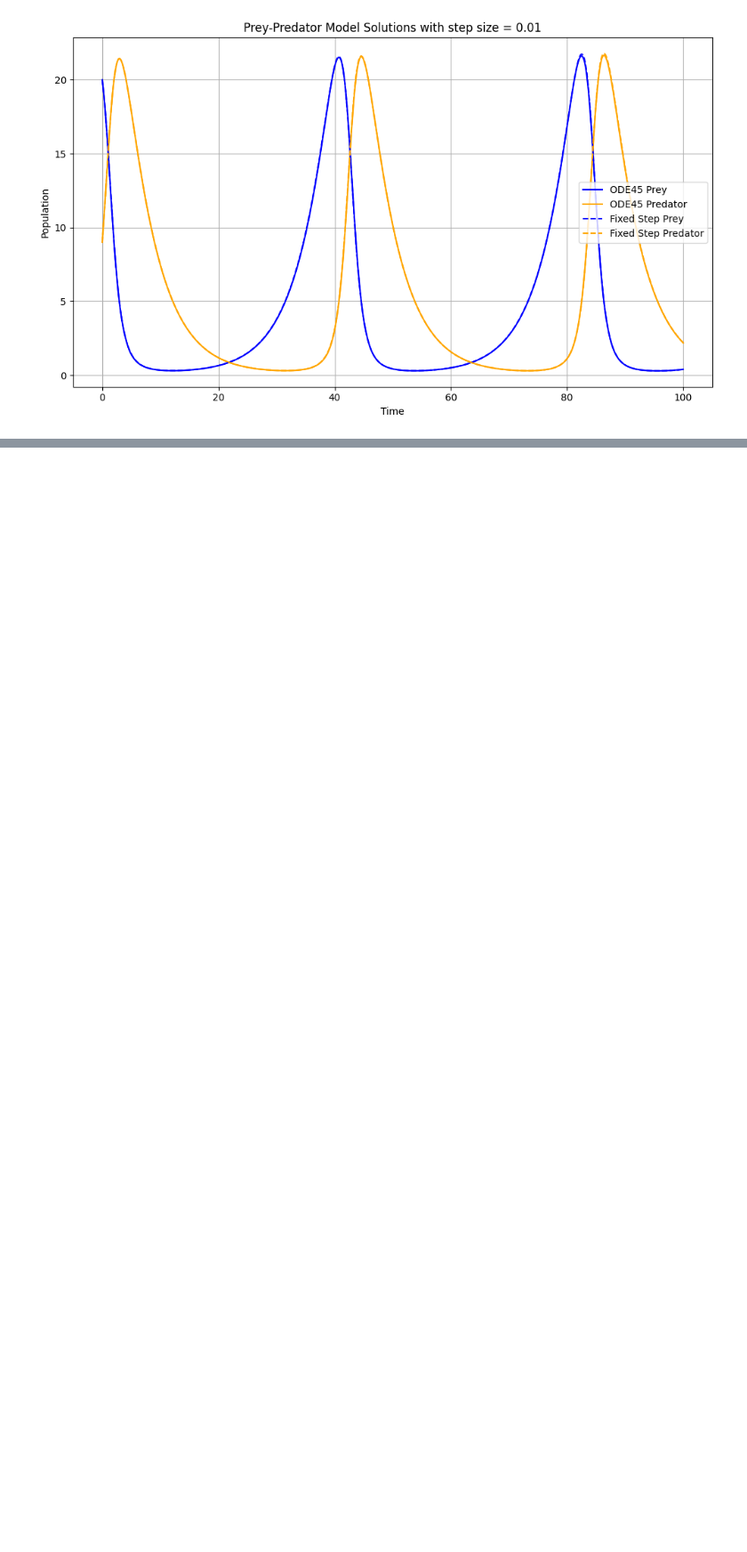
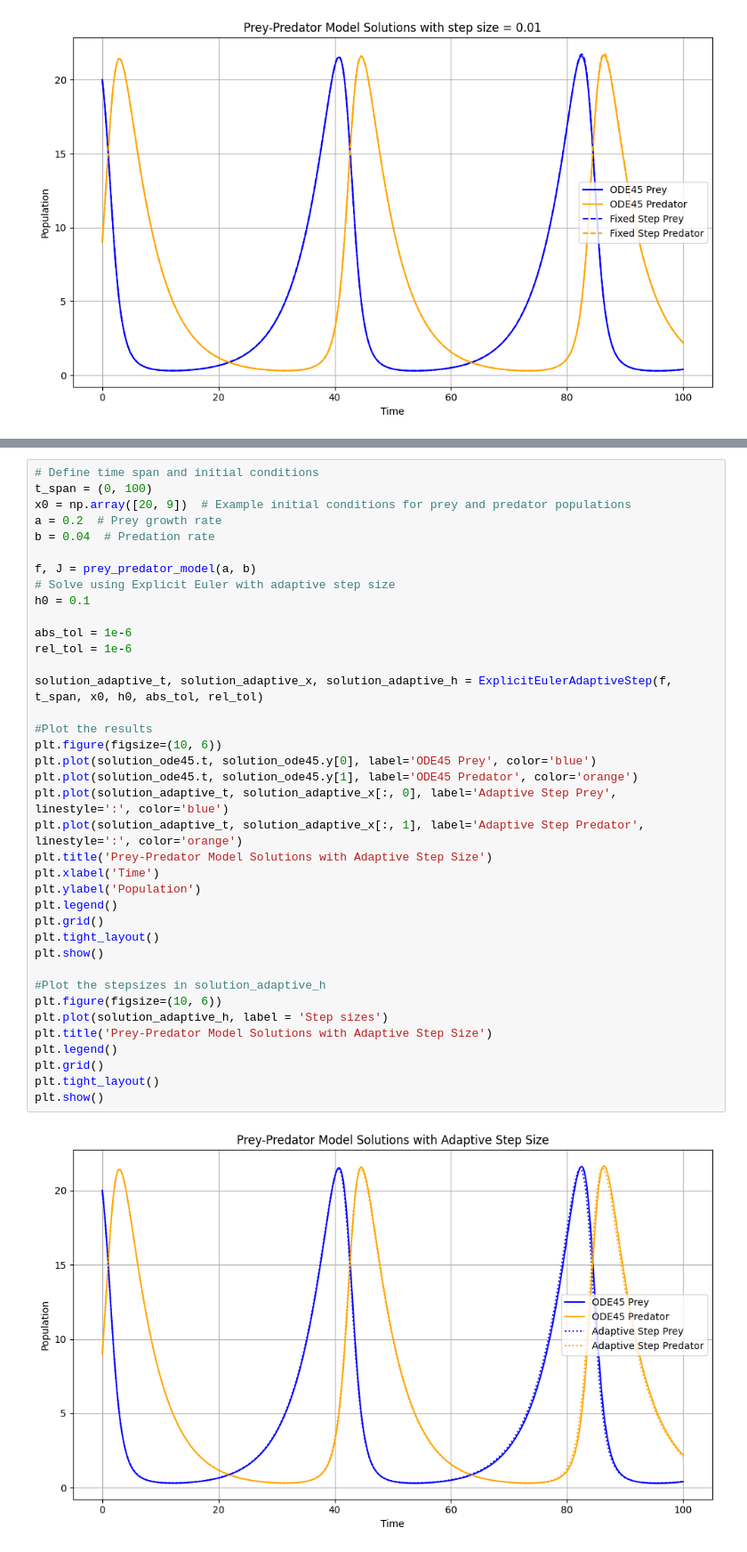
Before and after one commit to EuanCortes/02686-Project, a Jupyter notebook: 02_ExplicitODESolver.ipynb, the cells around one changed output, grey strips where cells are left out. Shown at 89% size. Saved outputs shown, nothing was run; the diff lists cells and outputs as text; blank space fills up the shorter version.

Commit message:
explicit ode solver

```diff
--- a/02_ExplicitODESolver.ipynb
+++ b/02_ExplicitODESolver.ipynb
@@ -129,0 +175,40 @@ plt.plot(solution_adaptive.t, solution_adaptive.y[1], label='Adaptive Step Preda
+# %%
+# Define time span and initial conditions
+t_span = (0, 100)
+x0 = np.array([20, 9])  # Example initial conditions for prey and predator populations
+a = 0.2  # Prey growth rate
+b = 0.04  # Predation rate
+
+f, J = prey_predator_model(a, b)
+# Solve using Explicit Euler with adaptive step size
+h0 = 0.1
+
+abs_tol = 1e-6
+rel_tol = 1e-6
+
+solution_adaptive_t, solution_adaptive_x, solution_adaptive_h = ExplicitEulerAdaptiveStep(f, t_span, x0, h0, abs_tol, rel_tol)
+
+#Plot the results
+plt.figure(figsize=(10, 6))
+plt.plot(solution_ode45.t, solution_ode45.y[0], label='ODE45 Prey', color='blue')
+plt.plot(solution_ode45.t, solution_ode45.y[1], label='ODE45 Predator', color='orange')
+plt.plot(solution_adaptive_t, solution_adaptive_x[:, 0], label='Adaptive Step Prey', linestyle=':', color='blue')
+plt.plot(solution_adaptive_t, solution_adaptive_x[:, 1], label='Adaptive Step Predator', linestyle=':', color='orange')
+plt.title('Prey-Predator Model Solutions with Adaptive Step Size')
+plt.xlabel('Time')
+plt.ylabel('Population')
+plt.legend()
+plt.grid()
+plt.tight_layout()
+plt.show()
+
+#Plot the stepsizes in solution_adaptive_h
+plt.figure(figsize=(10, 6))
+plt.plot(solution_adaptive_h, label = 'Step sizes')
+plt.title('Prey-Predator Model Solutions with Adaptive Step Size')
+plt.legend()
+plt.grid()
+plt.tight_layout()
+plt.show()
+# %% [output]
+[figure, added]
```
Also changed, not shown: parts of 26 cells of this notebook.
